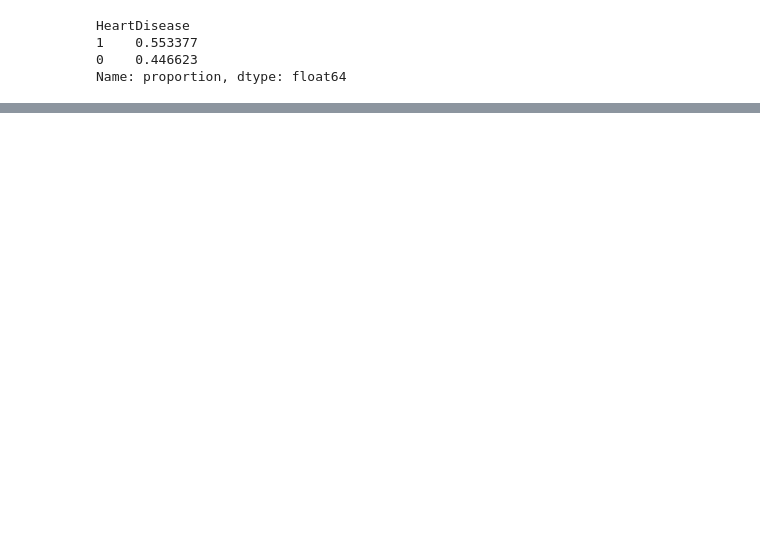
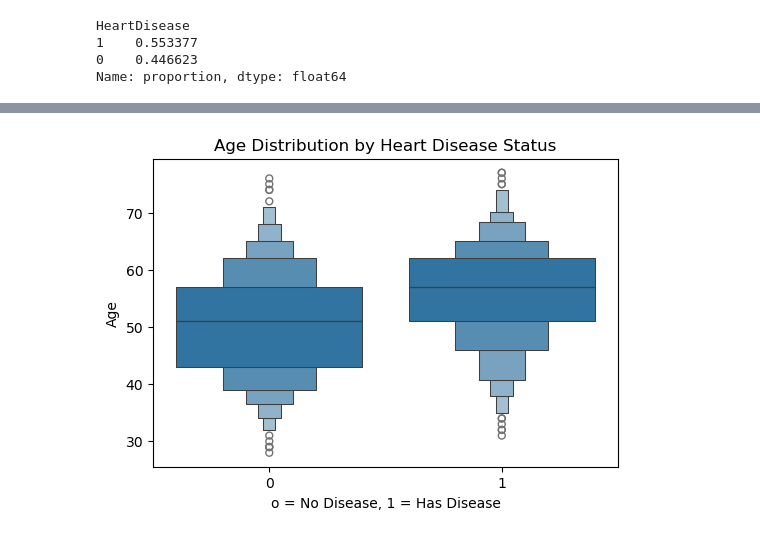
Before and after one commit to Jonc29/heart-disease-prediction, a Jupyter notebook: notebooks/01_exploration.ipynb, the cells around one changed output, grey strips where cells are left out. Saved outputs shown, nothing was run; the diff lists cells and outputs as text; code cells hidden in the pictures; blank space fills up the shorter version.

```diff
--- a/notebooks/01_exploration.ipynb
+++ b/notebooks/01_exploration.ipynb
@@ -152,0 +179,11 @@ Name: proportion, dtype: float64
+# %%
+# Compare the distribution of Age between patients with and without heart disease.
+# A boxplot lets us see the median, spread, and outliers for each group side by side.
+plt.figure(figsize=(6,4))
+sns.boxenplot(data=df, x="HeartDisease", y="Age")
+plt.title("Age Distribution by Heart Disease Status")
+plt.xlabel("o = No Disease, 1 = Has Disease")
+plt.ylabel("Age")
+plt.show()
+# %% [output]
+[figure, added]
```
Also changed, not shown: parts of 16 cells of this notebook.
